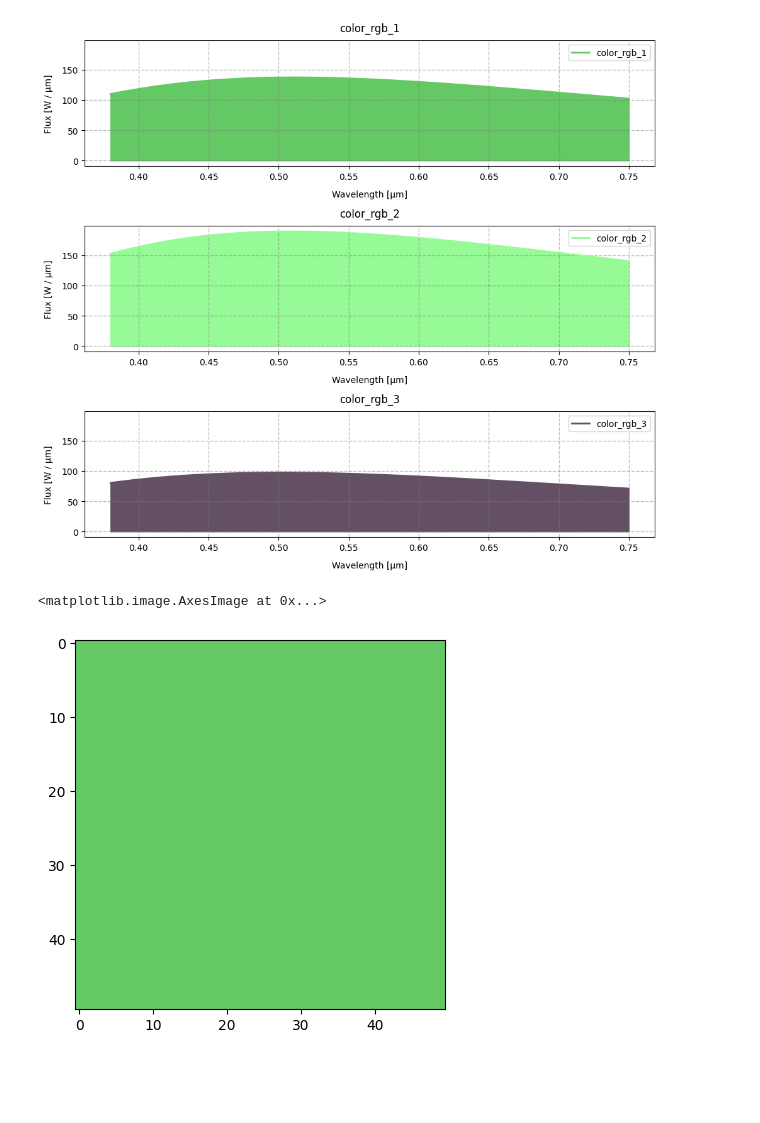
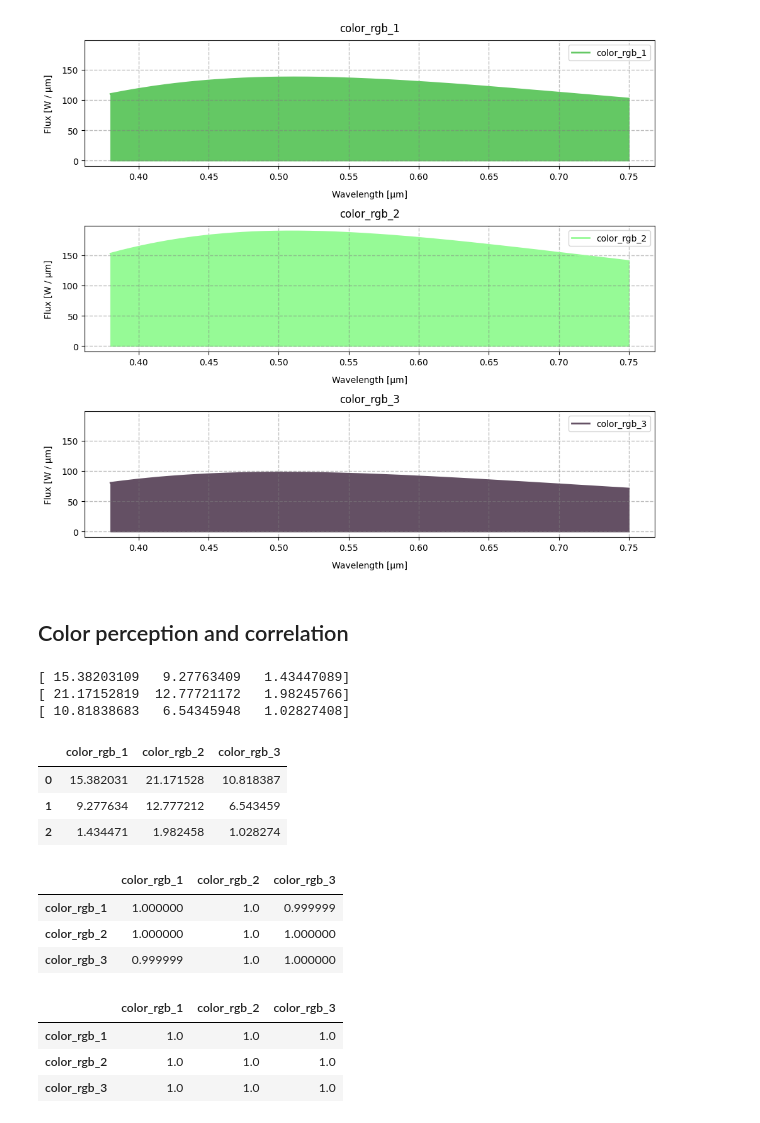
Before and after one commit to BogdanPinchuk/ComputerVision-PBY_HW1, a Jupyter notebook: Investigation.ipynb, the cells around one changed output. Saved outputs shown, nothing was run; the diff lists cells and outputs as text; code cells hidden in the pictures; blank space fills up the shorter version.

Commit message:
[Homework1] - added correlation

```diff
--- a/Investigation.ipynb
+++ b/Investigation.ipynb
@@ -322,20 +325,49 @@ plt.tight_layout()
 plt.show()
 # %% [output]
 [figure]
+# %% [markdown]
+## Color perception and correlation
 # %%
 import numpy as np
-import matplotlib.pyplot as plt
+import pandas as pd
 
-color_1 = np.zeros((50, 50, 3), dtype=np.uint8)
-color_1[..., 0], color_1[..., 1], color_1[..., 2] = 100, 200, 100
+# perception of each color
+P_colors = []
+d_lambda = wavelengths_mkm[1] - wavelengths_mkm[0]
 
-# color_1[..., 0] = 100
-# color_1[..., 1] = 200
-# color_1[..., 2] = 100
+for idx, item in enumerate(F_colors):
+    P_arrays = item * np.asanyarray([L_bar, M_bar, S_bar])
+    P_t = np.trapezoid(P_arrays, dx=d_lambda, axis=1)
+    P_colors.append(P_t)
 
-plt.imshow(color_1)
-# plt.show()
-# color_2 = np.zeros((50, 50, 3), dtype=np.uint8)
+P_colors = np.asanyarray(P_colors)
+
+# create the data frame
+colors = ["color_rgb_1", "color_rgb_2", "color_rgb_3"]
+df = pd.DataFrame(P_colors.T, columns=colors)
+
+
+# Pearson correlation
+pearson_matrix = df.corr(method='pearson').round(10)
+# Spearman correlation
+spearman_matrix = df.corr(method='spearman').round(10)
+
+display(df)
+display(pearson_matrix)
+display(spearman_matrix)
 # %% [output]
-<matplotlib.image.AxesImage at 0x...>
+[ 15.38203109   9.27763409   1.43447089]
+[ 21.17152819  12.77721172   1.98245766]
+[ 10.81838683   6.54345948   1.02827408]
-[figure, removed]
+|  | color_rgb_1 | color_rgb_2 | color_rgb_3 |
+| 0 | 15.382031 | 21.171528 | 10.818387 |
+| 1 | 9.277634 | 12.777212 | 6.543459 |
+| 2 | 1.434471 | 1.982458 | 1.028274 |
+|  | color_rgb_1 | color_rgb_2 | color_rgb_3 |
+| color_rgb_1 | 1.000000 | 1.0 | 0.999999 |
+| color_rgb_2 | 1.000000 | 1.0 | 1.000000 |
+| color_rgb_3 | 0.999999 | 1.0 | 1.000000 |
+|  | color_rgb_1 | color_rgb_2 | color_rgb_3 |
+| color_rgb_1 | 1.0 | 1.0 | 1.0 |
+| color_rgb_2 | 1.0 | 1.0 | 1.0 |
+| color_rgb_3 | 1.0 | 1.0 | 1.0 |
```
Also changed, not shown: parts of 2 cells of this notebook.
